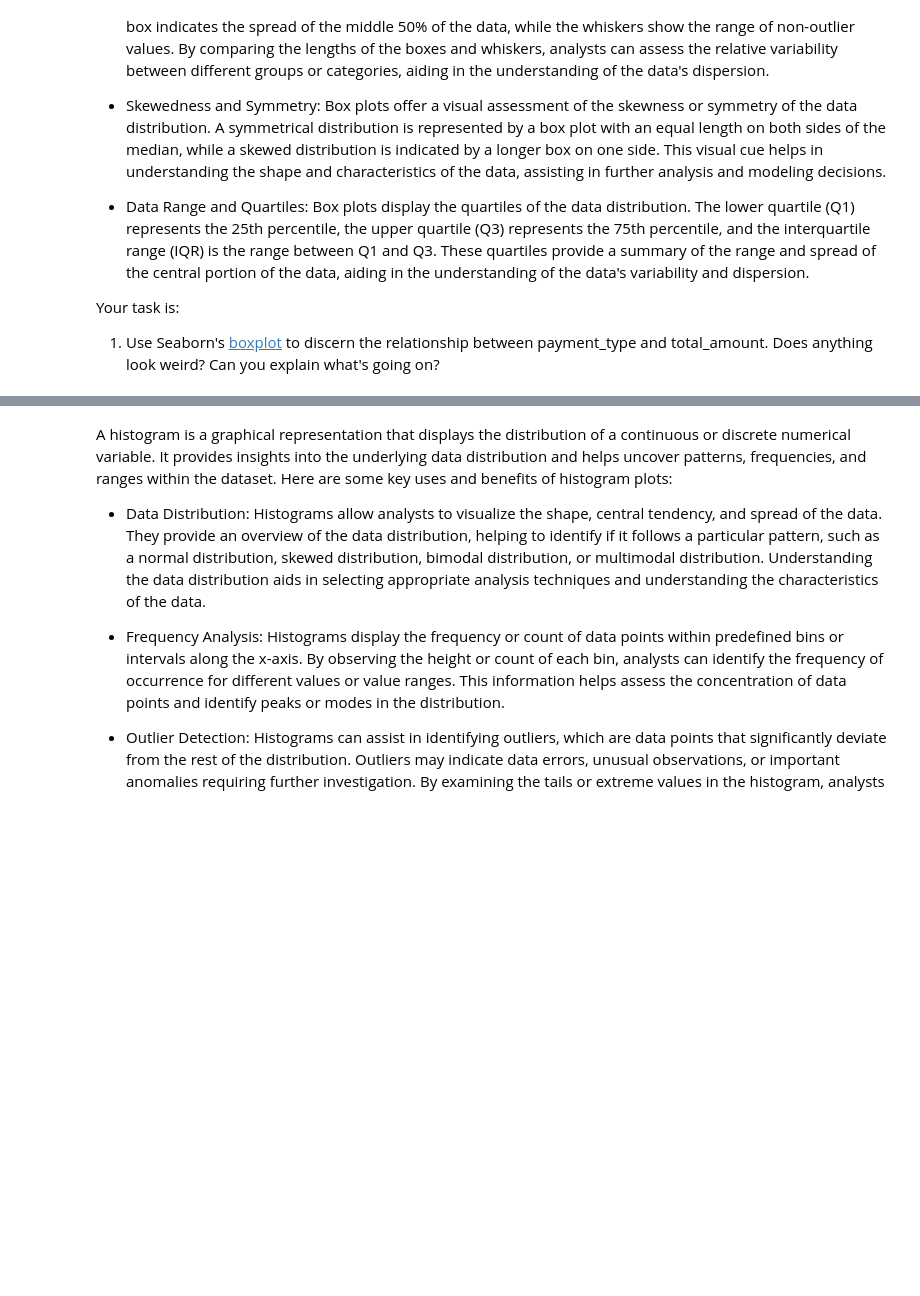
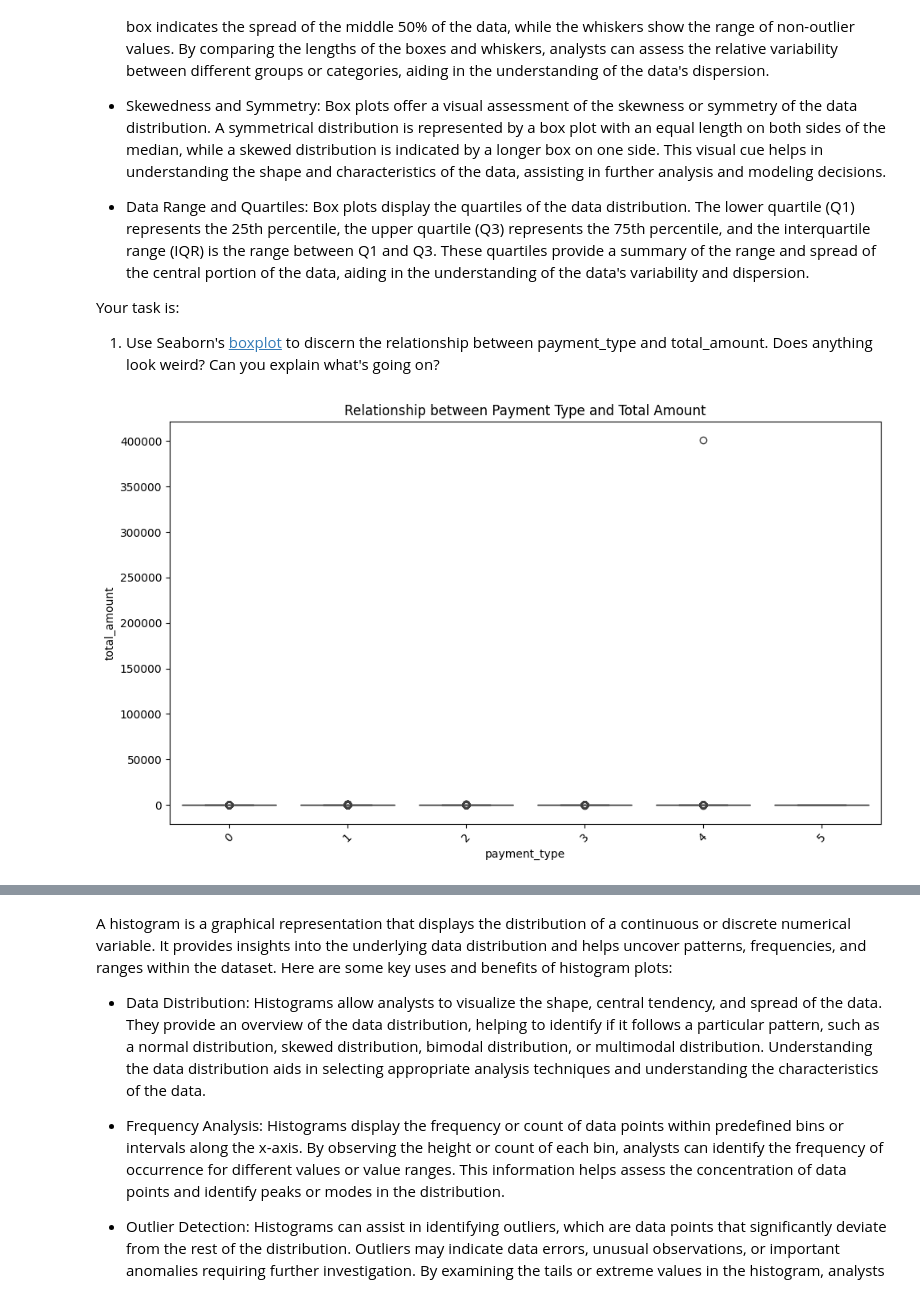
Before and after one commit to jgeiger81/sbml, a Jupyter notebook: JasonG_MLE_MiniProject_EDA.ipynb, the cells around one changed output, grey strips where cells are left out. Saved outputs shown, nothing was run; the diff lists cells and outputs as text; code cells hidden in the pictures; blank space fills up the shorter version.

```diff
--- a/JasonG_MLE_MiniProject_EDA.ipynb
+++ b/JasonG_MLE_MiniProject_EDA.ipynb
@@ -304,3 +376,13 @@ Your task is:
   1. Use Seaborn's [boxplot](https://seaborn.pydata.org/generated/seaborn.boxplot.html) to discern the relationship between payment_type and total_amount. Does anything look weird? Can you explain what's going on?
 # %%
 # Create a box plot of total amount by payment type. Do you see anything odd?
+#df['payment_type'].value_counts()
+#df['total_amount'].value_counts()
+
+ptVta = df[['payment_type','total_amount']]
+
+plt.figure(figsize=(10, 6))
+sns.boxplot(data=ptVta, x='payment_type', y='total_amount')
+plt.title('Relationship between Payment Type and Total Amount')
+# %% [output]
+[figure, added]
```
Also changed, not shown: parts of 16 cells of this notebook.
